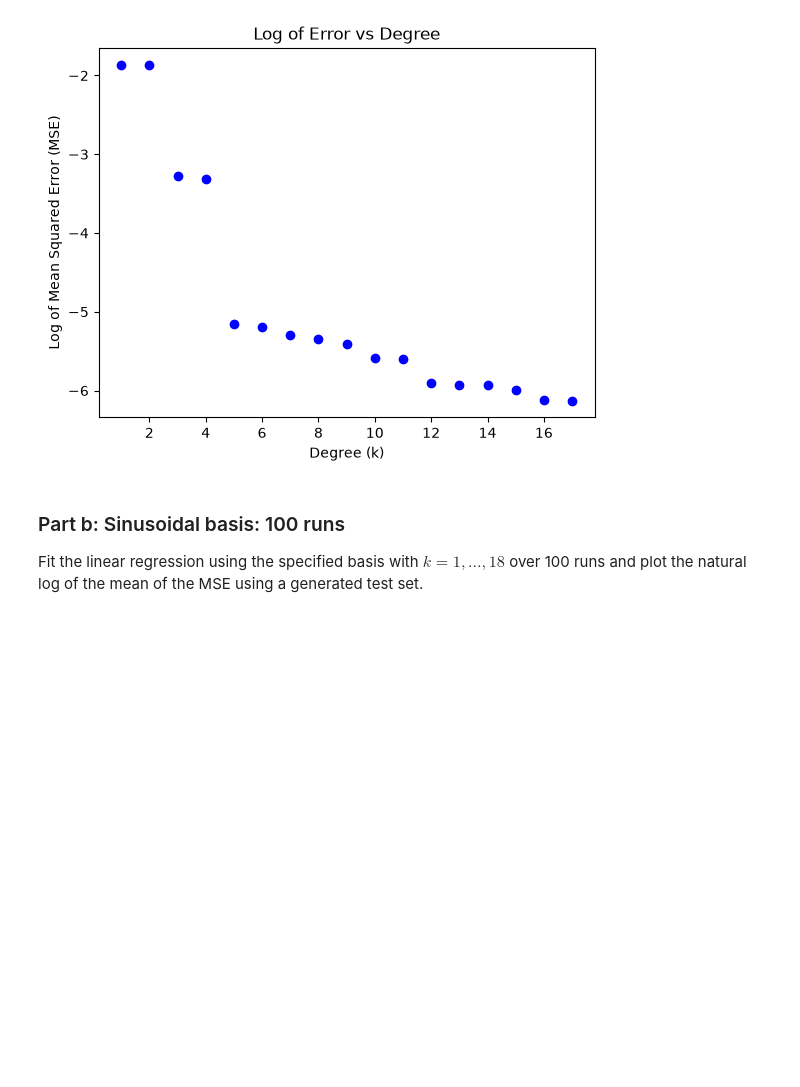
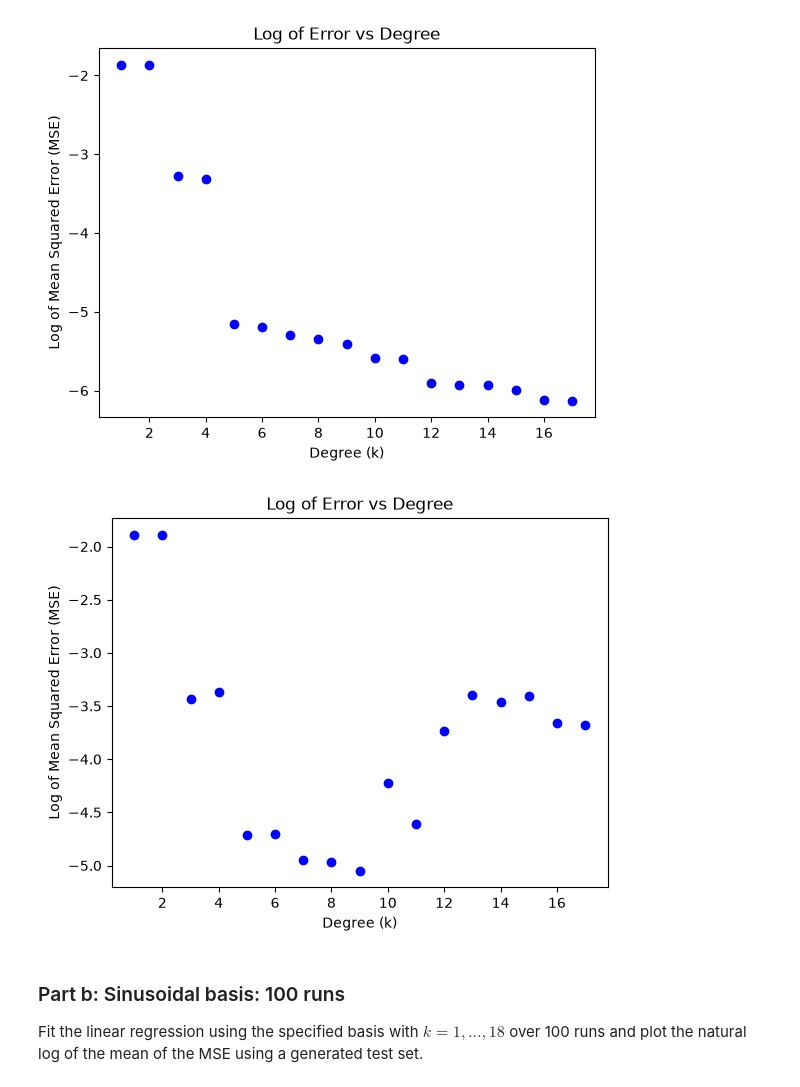
Before and after one commit to juanpablob11/comp0078-cw1-2026-27, a Jupyter notebook: notebooks/01_part1_q01_q03_basis_regression.ipynb, the cells around one changed output. Drawn from its saved outputs; the diff is of its cells as text; code cells hidden in the pictures; blank space fills up the shorter version.

Commit message:
Typos and missing plot in q3.

```diff
--- a/notebooks/01_part1_q01_q03_basis_regression.ipynb
+++ b/notebooks/01_part1_q01_q03_basis_regression.ipynb
@@ -290,6 +290,13 @@ weights_list = [fit_sin_basis_regression(data_x, data_y, k) for k in range(1, 18
 plot_log_error(data_x, data_y, weights_list, [x for x in range(1, 18)], basis_function=apply_sin_basis_function)
 # %% [output]
 [figure]
+# %%
+test_x = np.random.uniform(0, 1, 1000)
+test_y = g(0.07, test_x)
+# %%
+plot_log_error(test_x, test_y, weights_list, [x for x in range(1, 18)], basis_function=apply_sin_basis_function)
+# %% [output]
+[figure, added]
 # %% [markdown]
 ### Part b: Sinusoidal basis: 100 runs
 
```
Also changed, not shown: parts of 3 cells of this notebook.
